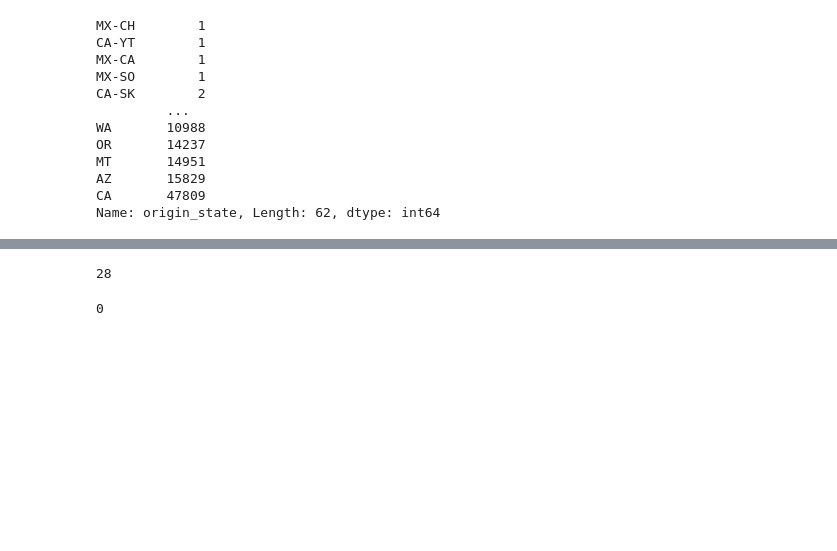
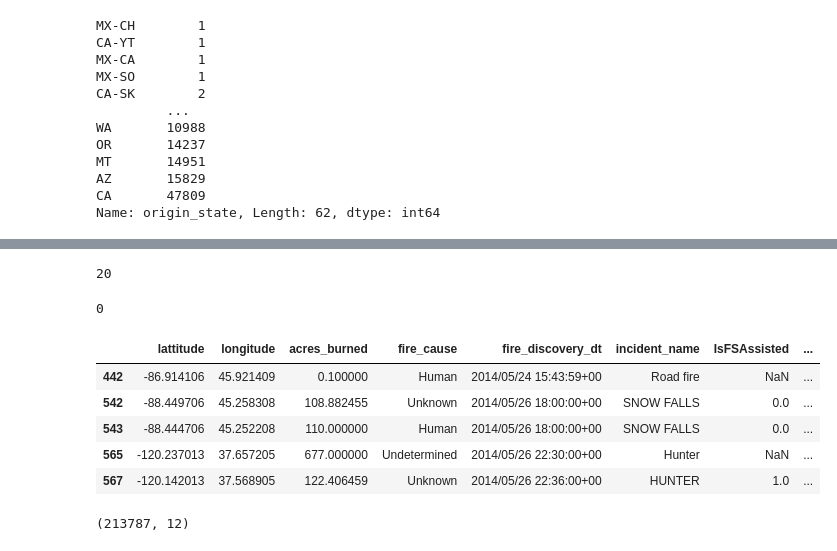
Before and after one commit to HOWBZR/Fire_Repo, a Jupyter notebook: Code/fire_data_cleaning.ipynb, the cells around one changed output, grey strips where cells are left out. Saved outputs shown, nothing was run; the diff lists cells and outputs as text; code cells hidden in the pictures; blank space fills up the shorter version.

```diff
--- a/Code/fire_data_cleaning.ipynb
+++ b/Code/fire_data_cleaning.ipynb
@@ -111,3 +111,11 @@ fire_df.head()
 # %%
 # Fixing South Dakotas state abbreviations to be SD instead of just D
 fire_df['POOState'] = fire_df['POOState'].map(lambda x: 'SD' if x == 'D' else x)
+# Fixing Kansas' State Abbreviation
+fire_df['POOState'] = fire_df['POOState'].map(lambda x: 'KS' if x == 'K' else x)
+#Utah State Abbreviation
+fire_df['POOState'] = fire_df['POOState'].map(lambda x: 'UT' if x == 'T' else x)
+#South Carolina
+fire_df['POOState'] = fire_df['POOState'].map(lambda x: 'SC' if x == 'C' else x)
+#Mississippi
+fire_df['POOState'] = fire_df['POOState'].map(lambda x: 'MS' if x == 'M' else x)
@@ -211,0 +196,14 @@ fire_df['acres_burned'].isnull().sum()
+# %%
+#locating observations that are not in the States (there were 257)
+state_list = ['WY', 'CA', 'ID', 'AZ', 'TX', 'CO', 'MN', 'UT', 'WI', 'MT', 'SC', 'NV', 'OR', 'NM', 'FL', 'AK', 'KY', 'IA', 'PA', 'WA', 'OK', 'SD', 'MS', 'AR',
+ 'ND', 'NY', 'LA', 'MI', 'GA', 'NC', 'TN', 'NE', 'NJ', 'VA', 'NH', 'KS', 'AL', 'IL', 'MO', 'HI', 'ME', 'WV', 'OH', 'MD', 'MA', 'IN', 'VT', 'DC', 'CT', 'DE']
+removal_states = []
+
+
+for i in fire_df.origin_state:
+    if i not in state_list:
+        removal_states.append(i)
+# %%
+#Removing observations not in the states
+remove_state_list = list(fire_df.loc[fire_df['origin_state'].isin(removal_states)].index) #Creating list of index's that do not have state within US
+fire_df.drop(remove_state_list, inplace = True)
@@ -229,7 +231,7 @@ for i in nan_list:
 # %%
 fire_df['acres_burned'].isnull().sum()
 # %% [output]
-28
+20
 # %%
 # Dropping the remaining 28 observations that didn't get filled in
 nan_list = list(fire_df.loc[fire_df['acres_burned'].isnull()].index)
@@ -242,0 +243,10 @@ fire_df['acres_burned'].isnull().sum()
+# %%
+#Identifying duplicate fire entries
+fire_df[fire_df['unique_fire_identifier'].duplicated(keep=False)].head()
+# %% [output]
+|  | lattitude | longitude | acres_burned | fire_cause | fire_discovery_dt | incident_name | IsFSAssisted | ... |
+| 442 | -86.914106 | 45.921409 | 0.100000 | Human | 2014/05/24 15:43:59+00 | Road fire | NaN | ... |
+| 542 | -88.449706 | 45.258308 | 108.882455 | Unknown | 2014/05/26 18:00:00+00 | SNOW FALLS | 0.0 | ... |
+| 543 | -88.444706 | 45.252208 | 110.000000 | Human | 2014/05/26 18:00:00+00 | SNOW FALLS | 0.0 | ... |
+| 565 | -120.237013 | 37.657205 | 677.000000 | Undetermined | 2014/05/26 22:30:00+00 | Hunter | NaN | ... |
+| 567 | -120.142013 | 37.568905 | 122.406459 | Unknown | 2014/05/26 22:36:00+00 | HUNTER | 1.0 | ... |
@@ -242,0 +256,4 @@ fire_df['acres_burned'].isnull().sum()
+# %%
+fire_df.shape
+# %% [output]
+(213787, 12)
```
Also changed, not shown: parts of 13 cells of this notebook, 57 other files.
